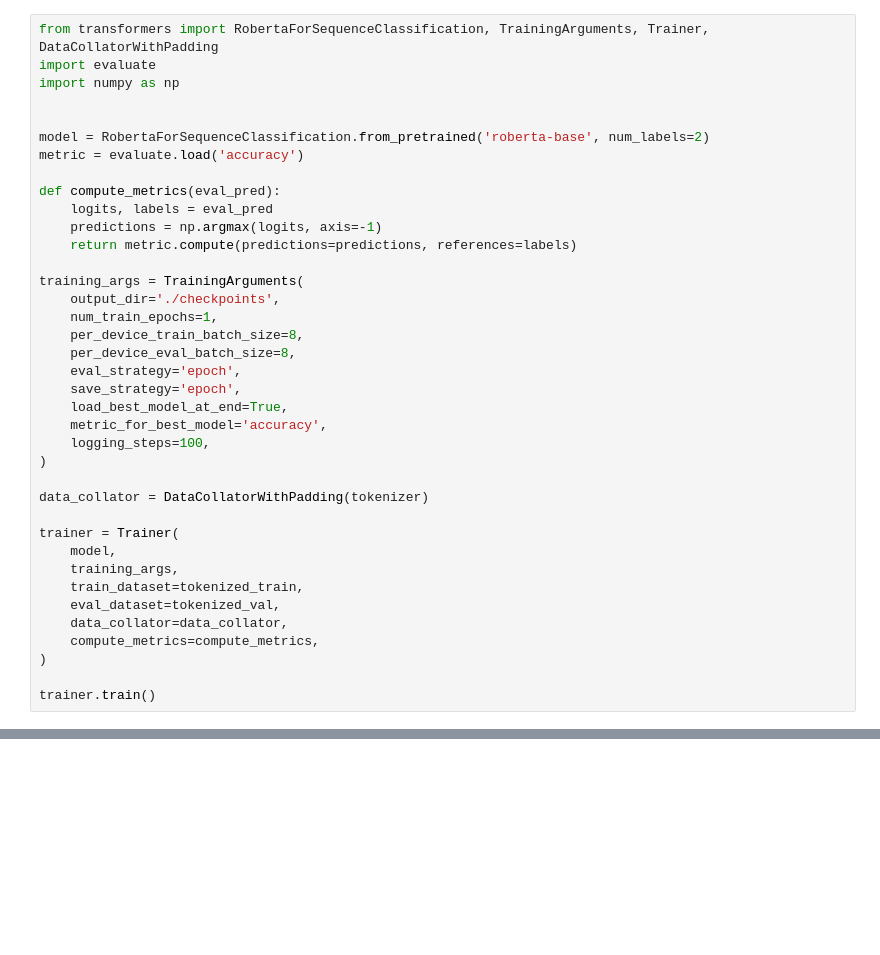
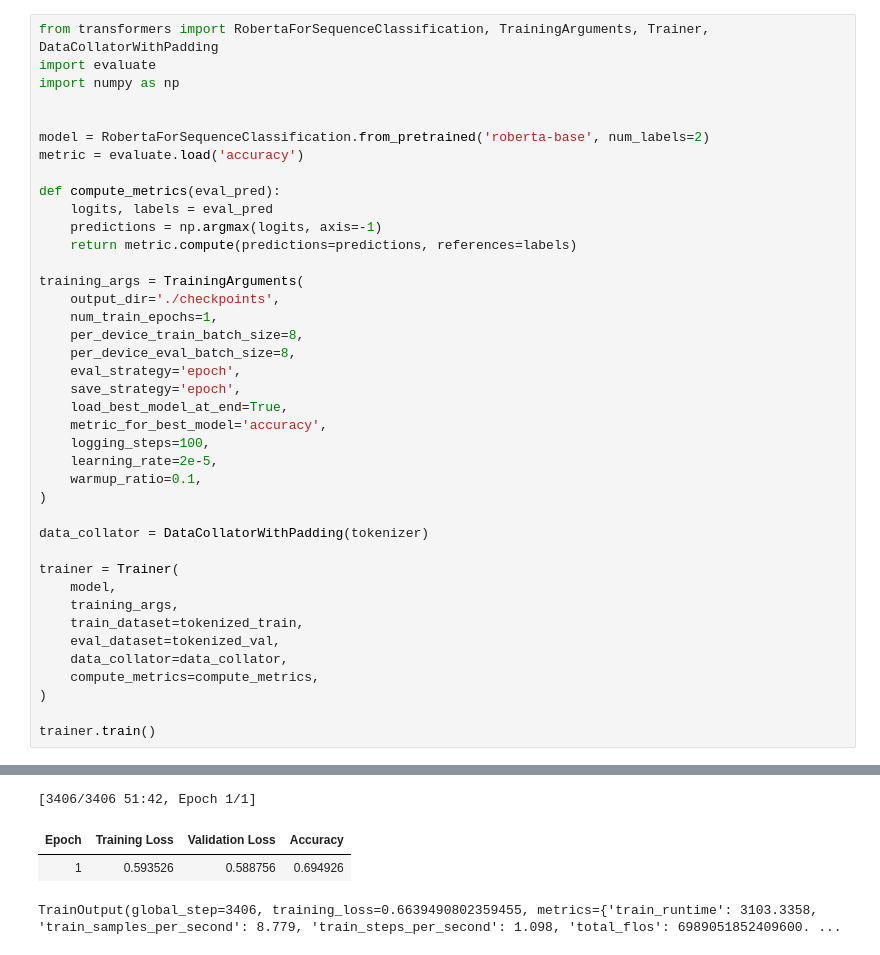
Before and after one commit to rafaelgmv/roberta-multirc-reading-comprehension, a Jupyter notebook: Notebooks/roberta_multirc.ipynb, the cells around one changed output, grey strips where cells are left out. Cells and saved outputs as stored; diff of their text form; blank space fills up the shorter version.

```diff
--- a/Notebooks/roberta_multirc.ipynb
+++ b/Notebooks/roberta_multirc.ipynb
@@ -64,6 +108,8 @@ training_args = TrainingArguments(
     load_best_model_at_end=True,
     metric_for_best_model='accuracy',
     logging_steps=100,
+    learning_rate=2e-5,
+    warmup_ratio=0.1,
 )
 
 data_collator = DataCollatorWithPadding(tokenizer)
@@ -78,3 +124,4 @@ trainer = Trainer(
 )
 
 trainer.train()
+# %% [output]
@@ -81,3 +145,7 @@ trainer.train()
+[3406/3406 51:42, Epoch 1/1]
+| Epoch | Training Loss | Validation Loss | Accuracy |
+| 1 | 0.593526 | 0.588756 | 0.694926 |
+TrainOutput(global_step=3406, training_loss=0.6639490802359455, metrics={'train_runtime': 3103.3358, 'train_samples_per_second': 8.779, 'train_steps_per_second': 1.098, 'total_flos': 6989051852409600. ...
 # %%
 # Evaluation
 train_metrics = trainer.evaluate(tokenized_train, metric_key_prefix='train')
```
Also changed, not shown: parts of 9 cells of this notebook, 1 other file.
